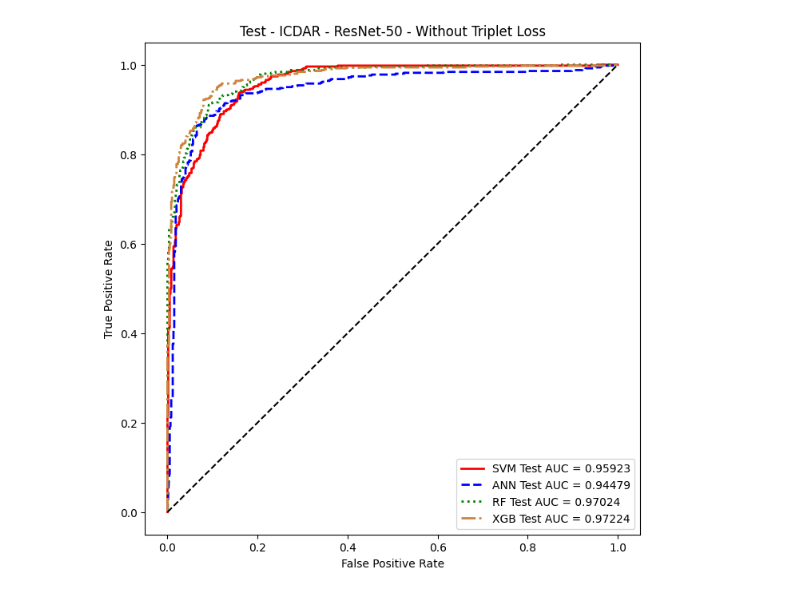
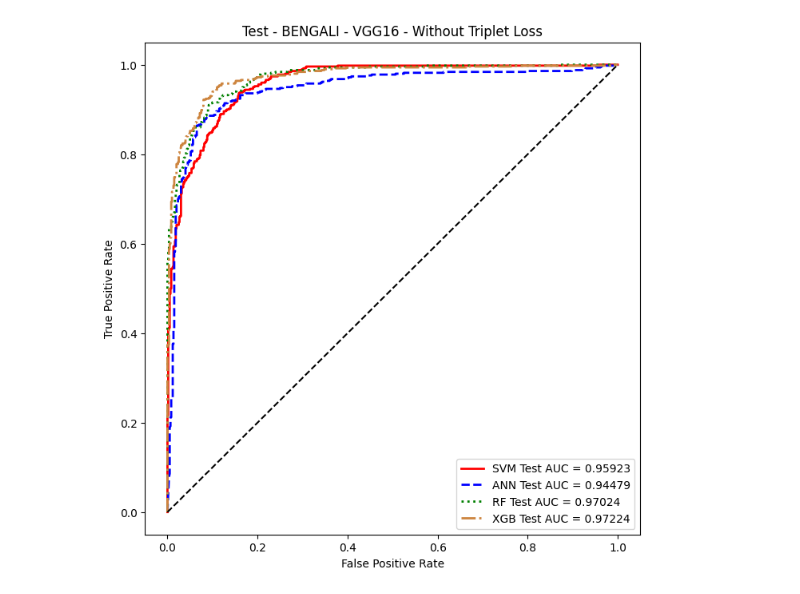
Before and after one commit to AndreChristianto/Signature-Recognition-V3, a Jupyter notebook: Bengali-VGG16 copy/14_vgg16_roc_curve.ipynb, the cells around one changed output. Drawn from its saved outputs; the diff is of its cells as text; code cells hidden in the pictures.

```diff
--- a/Bengali-VGG16 copy/14_vgg16_roc_curve.ipynb
+++ b/Bengali-VGG16 copy/14_vgg16_roc_curve.ipynb
@@ -29,16 +29,16 @@ xgb_roc_auc_val = auc(xgb_fpr, xgb_tpr)
 # %%
 # Plot ROC curve
 plt.figure(figsize=(8, 8))
 plt.plot(svm_fpr, svm_tpr, linestyle='-', color='red', lw=2, label=f'SVM Test AUC = {svm_roc_auc_val:.5f}')
 plt.plot(ann_fpr, ann_tpr, linestyle='--', color='blue', lw=2, label=f'ANN Test AUC = {ann_roc_auc_val:.5f}')
 plt.plot(rf_fpr, rf_tpr, linestyle=':', color='green', lw=2, label=f'RF Test AUC = {rf_roc_auc_val:.5f}')
 plt.plot(xgb_fpr, xgb_tpr, linestyle='-.', color='peru', lw=2, label=f'XGB Test AUC = {xgb_roc_auc_val:.5f}')
 
 plt.plot([0, 1], [0, 1], 'k--')
 plt.xlabel('False Positive Rate')
 plt.ylabel('True Positive Rate')
-plt.title('Test - ICDAR - ResNet-50 - Without Triplet Loss')
+plt.title('Test - BENGALI - VGG16 - Without Triplet Loss')
 plt.legend()
 plt.show()
 # %% [output]
-[figure, old version]
+[figure, new version]
```
Also changed, not shown: 4 other files.
